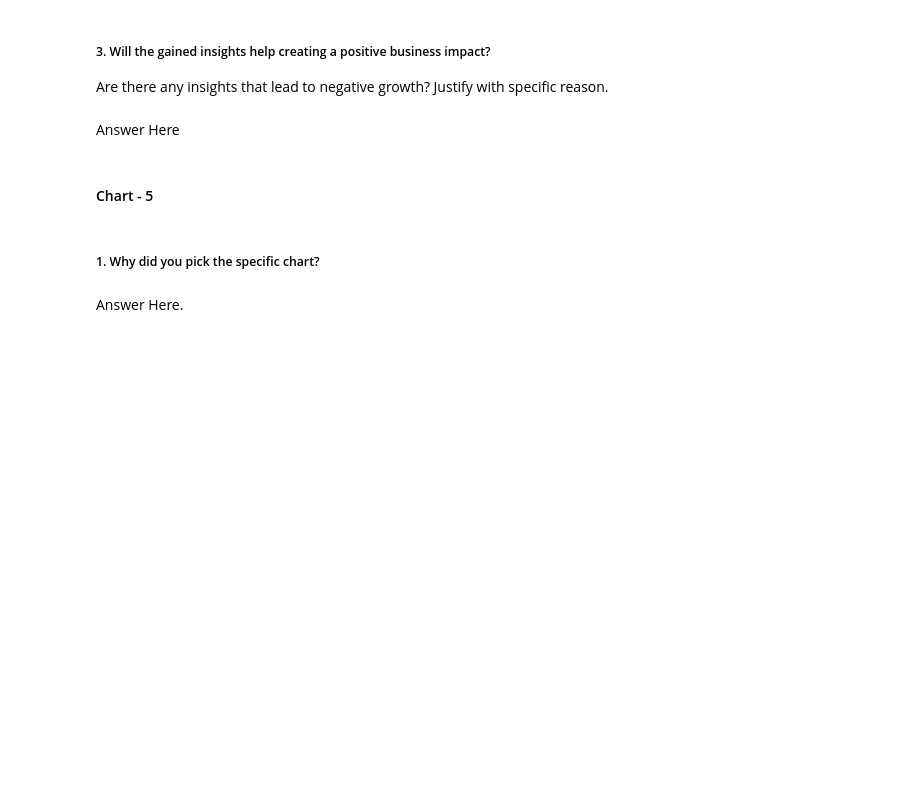
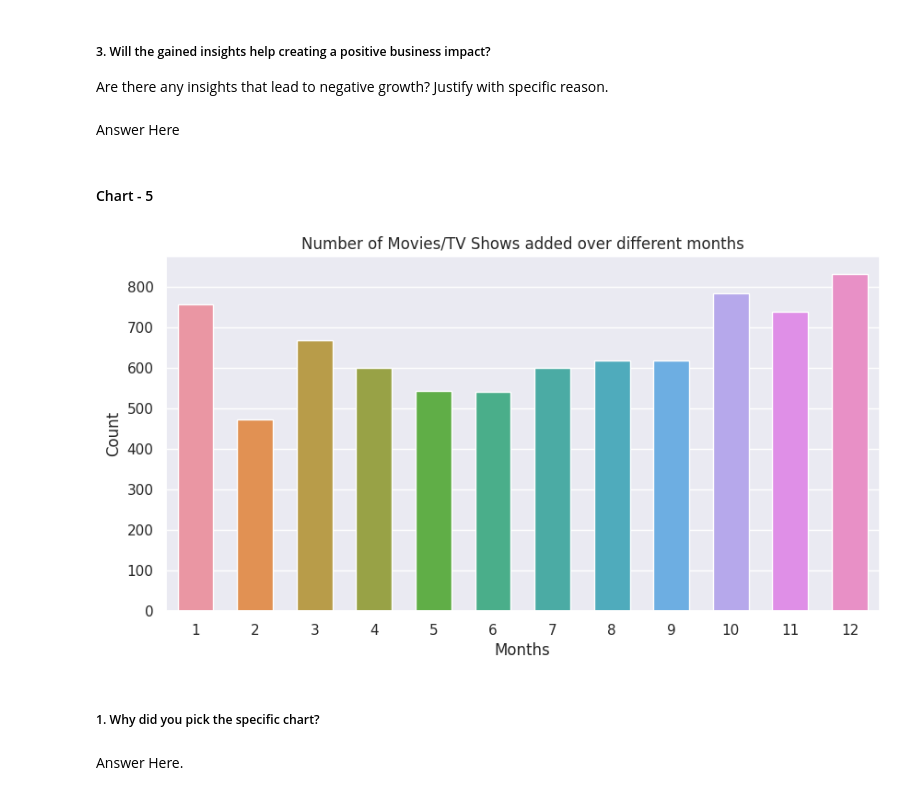
Before and after one commit to vedanttule134/Netflix-Movies-And-TV-Shows-Clustering, a Jupyter notebook: Netflix_Movies_And_TV_Shows_Clustering.ipynb, the cells around one changed output. Saved outputs shown, nothing was run; the diff lists cells and outputs as text; code cells hidden in the pictures; blank space fills up the shorter version.

```diff
--- a/Netflix_Movies_And_TV_Shows_Clustering.ipynb
+++ b/Netflix_Movies_And_TV_Shows_Clustering.ipynb
@@ -383,3 +389,19 @@ Answer Here
+# %%
+# Chart - 5 visualization code
+df['date_added']=pd.to_datetime(df['date_added'])
+df['Year'] = df['date_added'].apply(lambda x: x.year)
+df['Month'] = df['date_added'].apply(lambda x: x.month)
+df['Day'] = df['date_added'].apply(lambda x: x.day)
+# %%
+plt.subplots(figsize=(10, 5))
+sns.set(style="darkgrid")
+sns.countplot(x='Month', data=df, width = 0.6)
+plt.xlabel('Months')
+plt.ylabel('Count')
+plt.title('Number of Movies/TV Shows added over different months')
+plt.show()
+# %% [output]
+[figure, added]
 # %% [markdown]
 ##### 1. Why did you pick the specific chart?
 # %% [markdown]
```
Also changed, not shown: parts of 40 cells of this notebook.
